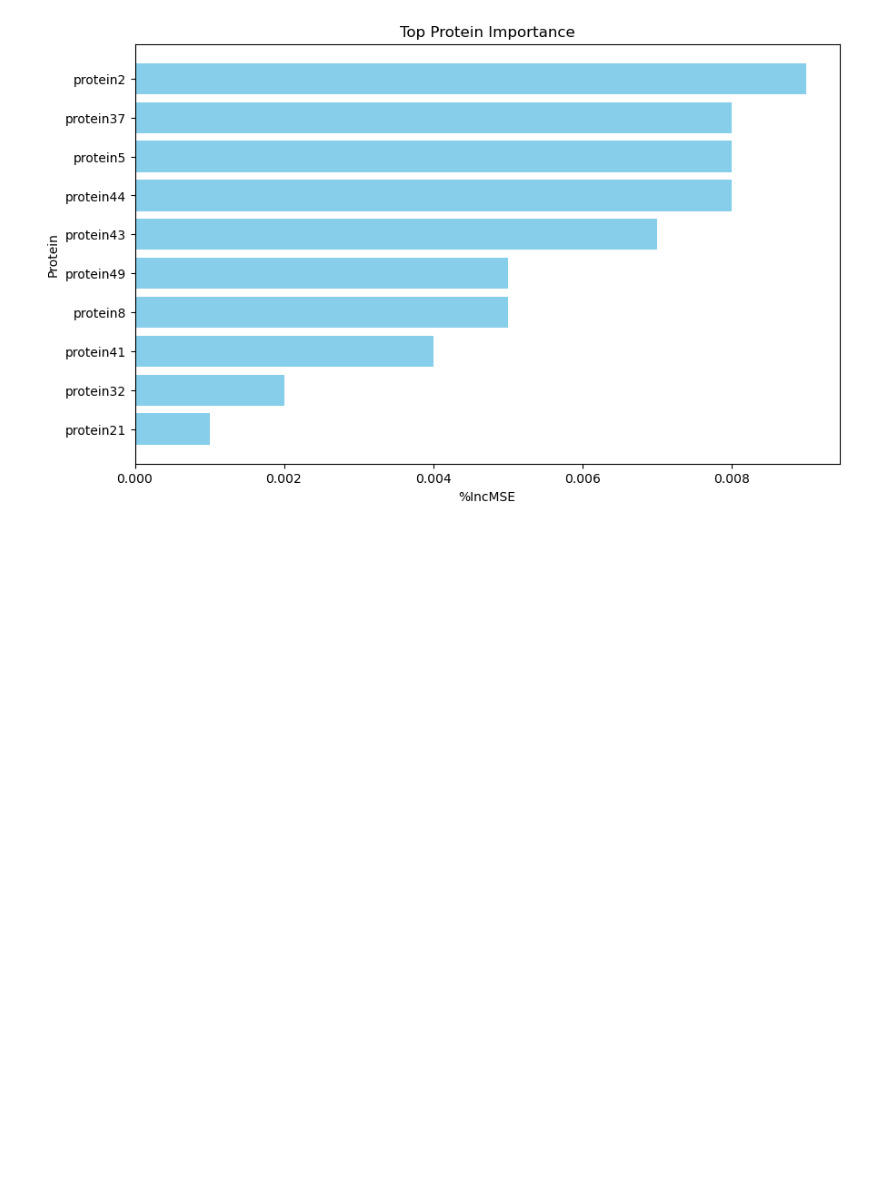
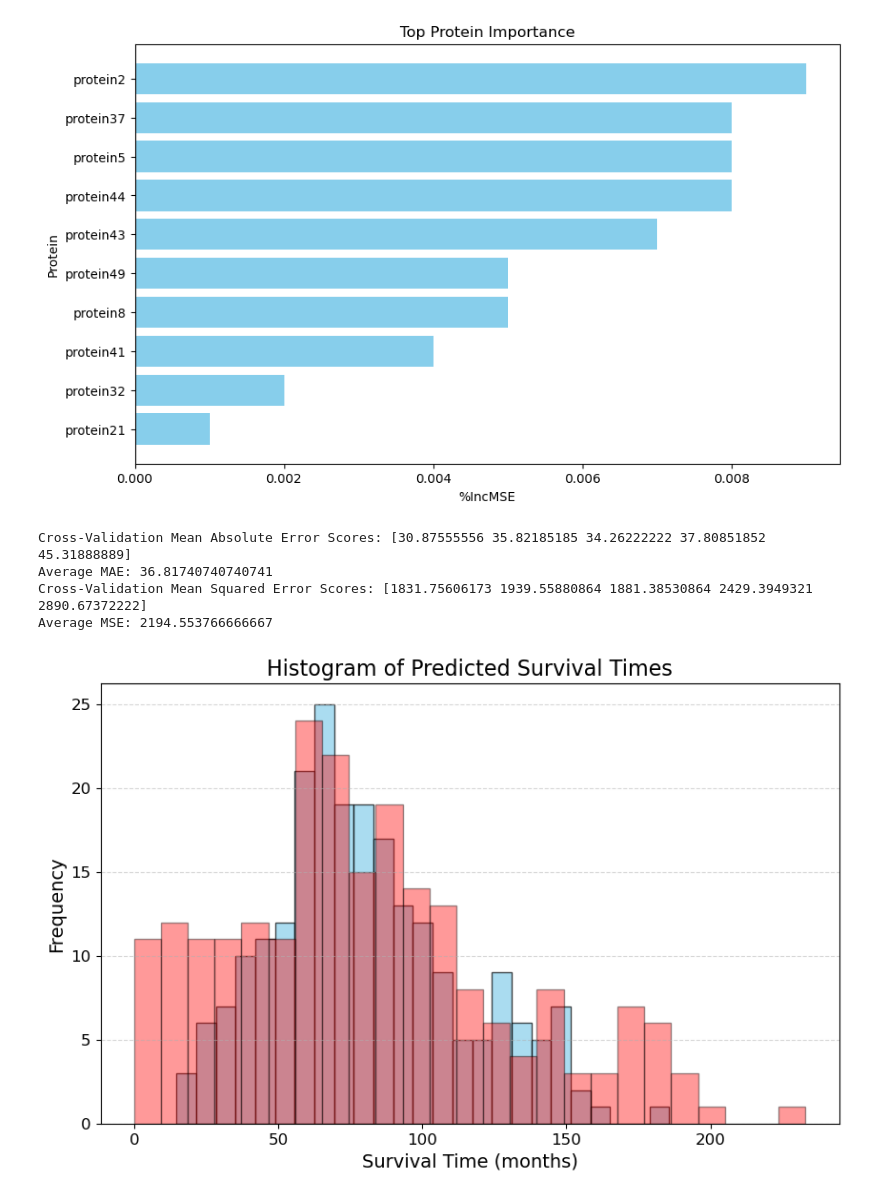
Before and after one commit to eawerner306/biostat626_project, a Jupyter notebook: mlp_and_random_forest.ipynb, the cells around one changed output. Saved outputs shown, nothing was run; the diff lists cells and outputs as text; code cells hidden in the pictures; blank space fills up the shorter version.

Commit message:
CV, predictions txt, small tree, new histo

```diff
--- a/mlp_and_random_forest.ipynb
+++ b/mlp_and_random_forest.ipynb
@@ -341,6 +341,14 @@ tree = regressor.estimators_[5]# Export the image to a dot file
 export_graphviz(tree, out_file = 'plots/tree.dot', feature_names = feature_list, rounded = True, precision = 1)# Use dot file to create a graph
 (graph, ) = pydot.graph_from_dot_file('plots/tree.dot')
 graph.write_png('plots/decision_tree_ex.png')
+# %%
+# Limit depth of tree to 3 levels
+rf_small = RandomForestRegressor(n_estimators=10, max_depth = 3)
+rf_small.fit(X_train, y_train)# Extract the small tree
+tree_small = rf_small.estimators_[5]# Save the tree as a png image
+export_graphviz(tree_small, out_file = 'plots/small_tree.dot', feature_names = feature_list, rounded = True, precision = 1)
+(graph, ) = pydot.graph_from_dot_file('plots/small_tree.dot')
+graph.write_png('plots/small_tree.png');
 # %% [markdown]
 ### Tuning the RF hyperparameters
 # %%
@@ -421,6 +430,48 @@ plt.title('Top Protein Importance')
 plt.show()
 # %% [output]
 [figure]
+# %%
+from sklearn.model_selection import cross_val_score
+
+# Perform cross-validation with 5 folds
+cv_scores = cross_val_score(regressor2, X_train, y_train, cv=5, scoring='neg_mean_absolute_error')
+cv_scores2 = cross_val_score(regressor2, X_train, y_train, cv=5, scoring='neg_mean_squared_error')
+
+# Convert negative MAE scores to positive
+cv_scores = -cv_scores
+cv_scores2 = -cv_scores2
+
+# Print cross-validation scores
+print("Cross-Validation Mean Absolute Error Scores:", cv_scores)
+print("Average MAE:", np.mean(cv_scores))
+print("Cross-Validation Mean Squared Error Scores:", cv_scores2)
+print("Average MSE:", np.mean(cv_scores2))
+# %% [output]
+Cross-Validation Mean Absolute Error Scores: [30.87555556 35.82185185 34.26222222 37.80851852 45.31888889]
+Average MAE: 36.81740740740741
+Cross-Validation Mean Squared Error Scores: [1831.75606173 1939.55880864 1881.38530864 2429.3949321  2890.67372222]
+Average MSE: 2194.553766666667
+# %%
+# Create histogram
+plt.figure(figsize=(10, 6))
+plt.hist(train_predictions_rf2, bins=25, color='skyblue', edgecolor='black', alpha=0.7)
+plt.hist(y_train, bins=25, color='red', edgecolor='black', alpha=0.4)
+
+
+# Add titles and labels
+plt.title('Histogram of Predicted Survival Times', fontsize=16)
+plt.xlabel('Survival Time (months)', fontsize=14)
+plt.ylabel('Frequency', fontsize=14)
+
+# Customize ticks and grid
+plt.xticks(fontsize=12)
+plt.yticks(fontsize=12)
+plt.grid(axis='y', linestyle='--', alpha=0.5)
+
+# Show plot
+plt.show()
+# %% [output]
+[figure, added]
 # %%
 # Save test predictions
 test_predictions_rf2 = regressor2.predict(X_test)
```
Also changed, not shown: parts of 2 cells of this notebook, 4 other files.
